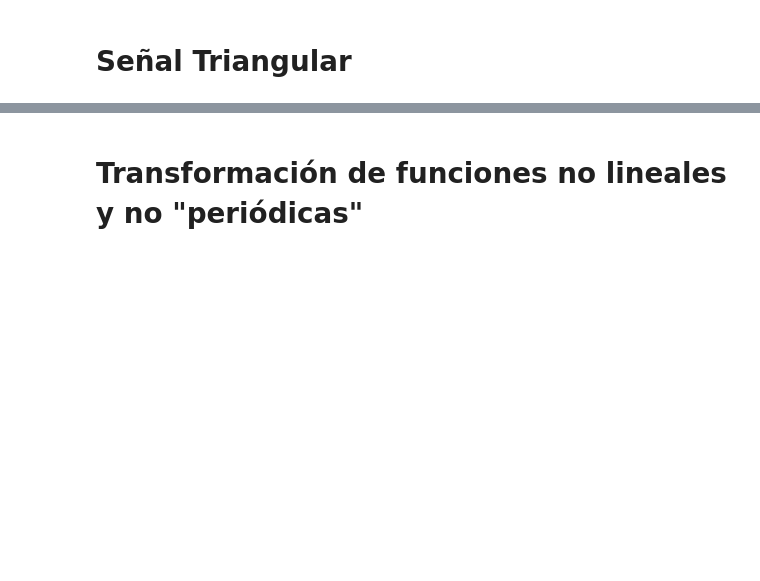
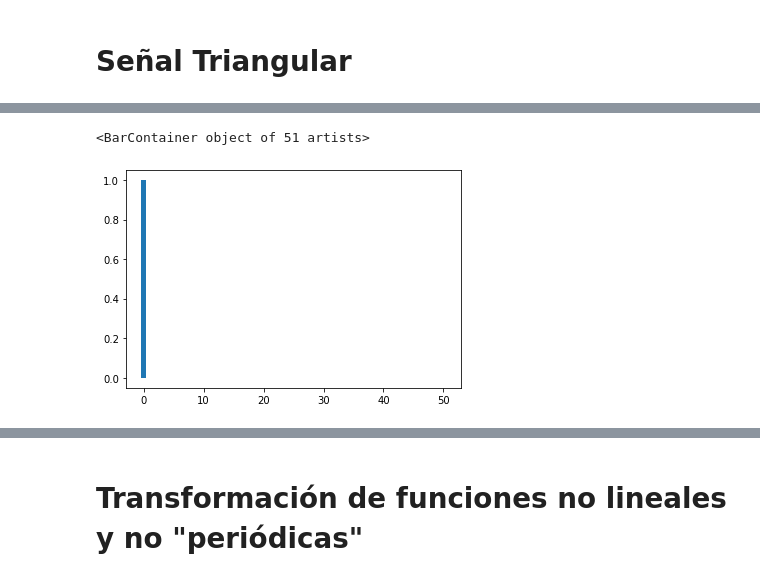
Before and after one commit to BrayanGar123/FISI2028-202010, a Jupyter notebook: ejercicios/semana10/fourier.ipynb, the cells around one changed output, grey strips where cells are left out. Drawn from its saved outputs; the diff is of its cells as text; code cells hidden in the pictures; blank space fills up the shorter version.

```diff
--- a/ejercicios/semana10/fourier.ipynb
+++ b/ejercicios/semana10/fourier.ipynb
@@ -16,7 +16,17 @@ def int_cuadrada_trapecio(f,a,b):
     # estimación media excluye el último punto
     area = (0.5*f_xi[0]+np.sum(f_xi[1:-1])+0.5*f_xi[-1])*Delta
     return area
-def int_simpson(f,a,b):
+def int_cuadrada_trapecio_ASIM(x,f):
+    assert len(x)==len(f)
+    N = len(f)-1
+    # f tiene que ser una función vectorizada
+    f_xi = f
+    # estimación media excluye el último punto
+    area = 0
+    for it in range(N):
+        area += 0.5*(f_xi[it]+f_xi[it+1])*(x[it+1]-x[it])
+    return area
+def int_simpson(f,a,b): # optimizar al finalizar si es posible
     N = len(f)-1
     assert N%2==0
     assert a<b
@@ -61,13 +74,29 @@ def SFourier(y,T,kMax=10):
     b = []
     for k in range(kMax+1):
         wk = 2*np.pi*k/T
-        ak = int_cuadrada_trapecio(y*np.cos(wk*t),0,T)
-        bk = int_cuadrada_trapecio(y*np.sin(wk*t),0,T)
+        # Usando la función de integración de trapecio con intervalos uniformes
+        ak = (2/T)*int_cuadrada_trapecio(y*np.cos(wk*t),0,T)
+        bk = (2/T)*int_cuadrada_trapecio(y*np.sin(wk*t),0,T)
         a.append(ak)
         b.append(bk)
     return a,b
+def SFourier_ASIM(t,y,kMax=10):
+    T = t.max()-t.min()
+    # y tiene un numero determinado de datos
+    assert len(t)==len(y)
+    a = []
+    b = []
+    for k in range(kMax+1):
+        wk = 2*np.pi*k/T
+        # Usando la función de integración de trapecio con intervalos no uniformes
+        ak = (2/T)*int_cuadrada_trapecio_ASIM(t,y*np.cos(wk*t))
+        bk = (2/T)*int_cuadrada_trapecio_ASIM(t,y*np.sin(wk*t))
+        a.append(ak)
+        b.append(bk)
+    return a,b
 # %%
-T = 2
-N = 100
+T = 3
+N = 1000
 t = np.linspace(0,T,N+1)
-res_a,res_b = SFourier(triangul(t,1,0.5,2,1),T,kMax=100)
+# res_a,res_b = SFourier(triangul(t,A=1,a=1,T=T,x0=1.5,center=0),T,kMax=500)
+res_a,res_b = SFourier_ASIM(t,triangul(t,A=1,a=1,T=T,x0=1.5,center=0),kMax=500)
@@ -74,3 +111,6 @@ res_a,res_b = SFourier(triangul(t,1,0.5,2,1),T,kMax=100)
 # %%
-plt.bar(np.arange(100+1),res_a)
+plt.bar(np.arange(50+1),res_a[:51])
+# %% [output]
+<BarContainer object of 51 artists>
+[figure, added]
 # %%
```
Also changed, not shown: parts of 21 cells of this notebook.
